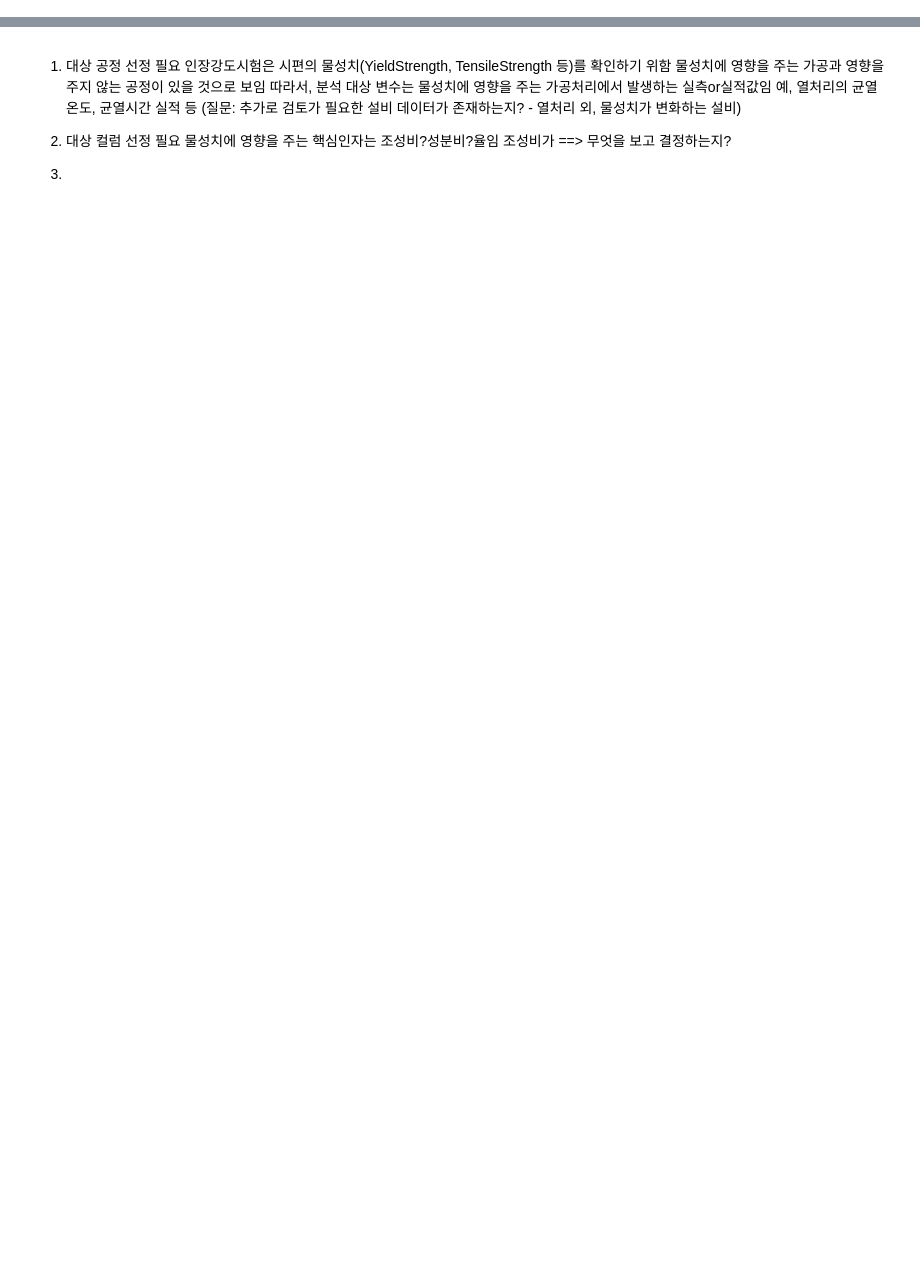
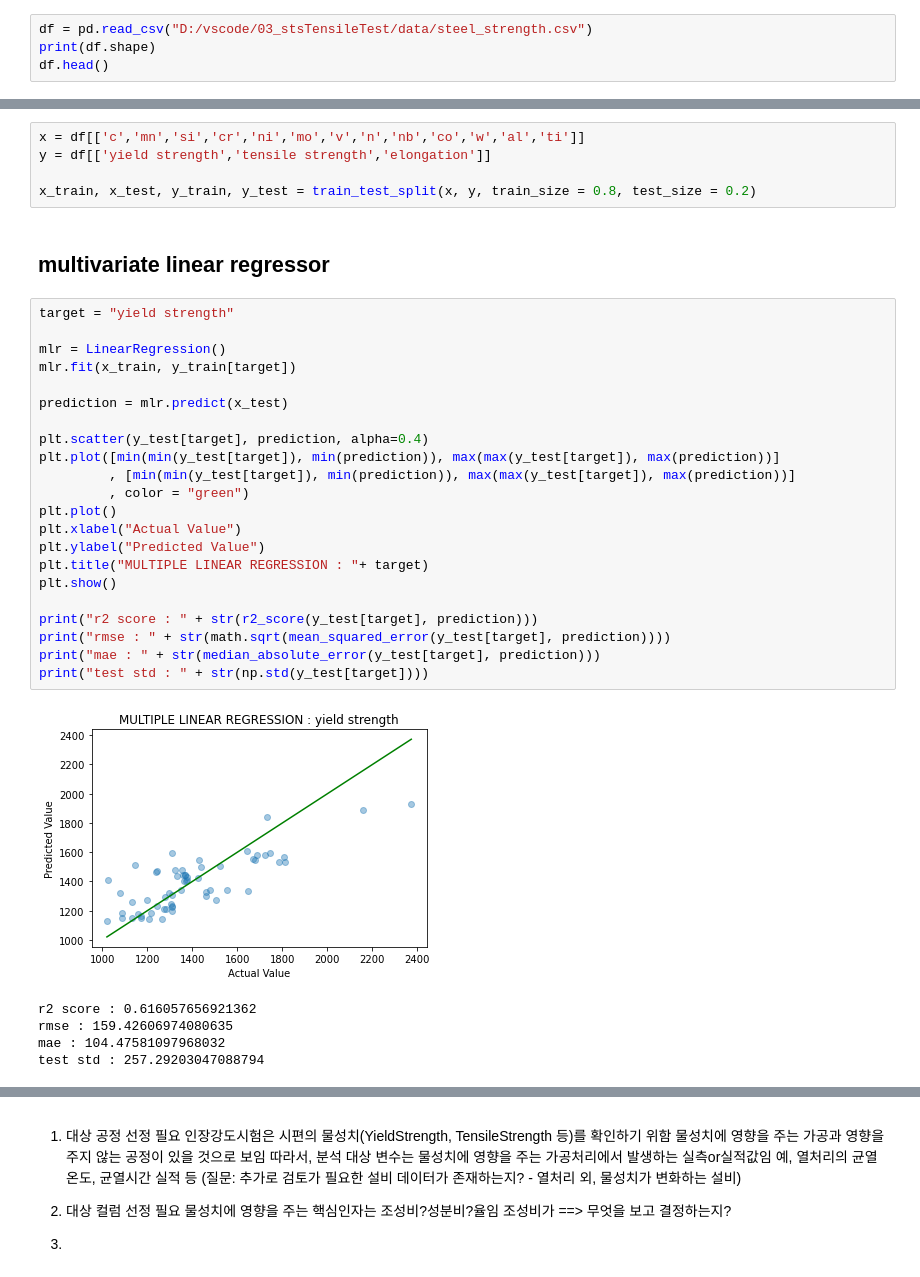
Before and after one commit to ChoiSeongWoo/sts_tensile_test, a Jupyter notebook: src/DNN_Regressor.ipynb, the cells around one changed output, grey strips where cells are left out. Cells and saved outputs as stored; diff of their text form; blank space fills up the shorter version.

```diff
--- a/src/DNN_Regressor.ipynb
+++ b/src/DNN_Regressor.ipynb
@@ -32,0 +20,4 @@ Al  0.000845
+# %%
+df = pd.read_csv("D:/vscode/03_stsTensileTest/data/steel_strength.csv")
+print(df.shape)
+df.head()
@@ -32,0 +32,35 @@ Al  0.000845
+# %%
+x = df[['c','mn','si','cr','ni','mo','v','n','nb','co','w','al','ti']]
+y = df[['yield strength','tensile strength','elongation']]
+
+x_train, x_test, y_train, y_test = train_test_split(x, y, train_size = 0.8, test_size = 0.2)
+# %% [markdown]
+## multivariate linear regressor
+# %%
+target = "yield strength"
+
+mlr = LinearRegression()
+mlr.fit(x_train, y_train[target])
+
+prediction = mlr.predict(x_test)
+
+plt.scatter(y_test[target], prediction, alpha=0.4)
+plt.plot([min(min(y_test[target]), min(prediction)), max(max(y_test[target]), max(prediction))]
+         , [min(min(y_test[target]), min(prediction)), max(max(y_test[target]), max(prediction))]
+         , color = "green")
+plt.plot()
+plt.xlabel("Actual Value")
+plt.ylabel("Predicted Value")
+plt.title("MULTIPLE LINEAR REGRESSION : "+ target)
+plt.show()
+
+print("r2 score : " + str(r2_score(y_test[target], prediction)))
+print("rmse : " + str(math.sqrt(mean_squared_error(y_test[target], prediction))))
+print("mae : " + str(median_absolute_error(y_test[target], prediction)))
+print("test std : " + str(np.std(y_test[target])))
+# %% [output]
+[figure, added]
+r2 score : 0.616057656921362
+rmse : 159.42606974080635
+mae : 104.47581097968032
+test std : 257.29203047088794
```
Also changed, not shown: parts of 23 cells of this notebook, 1 other file.
